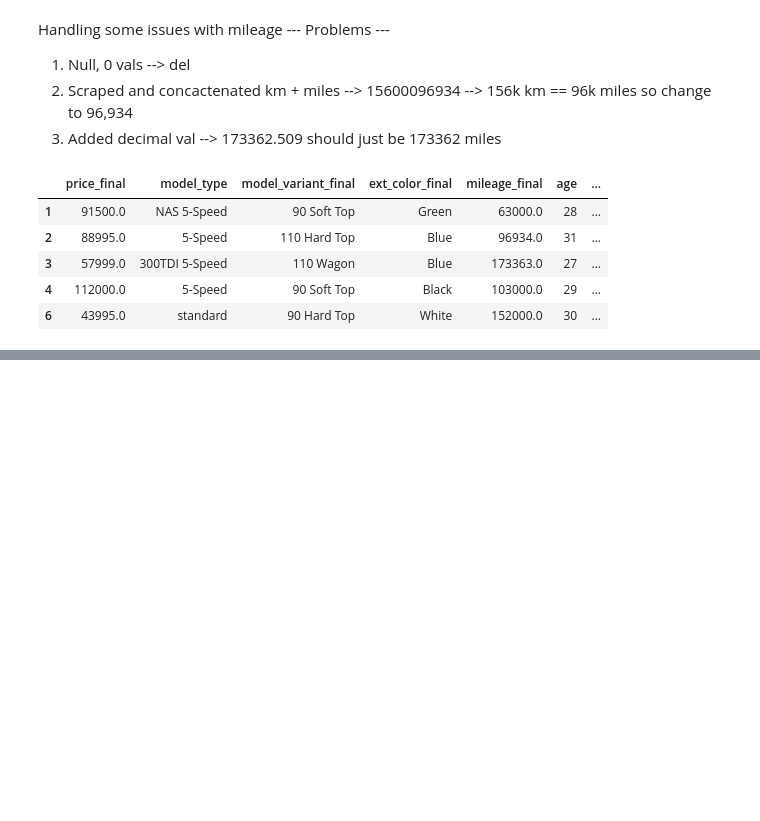
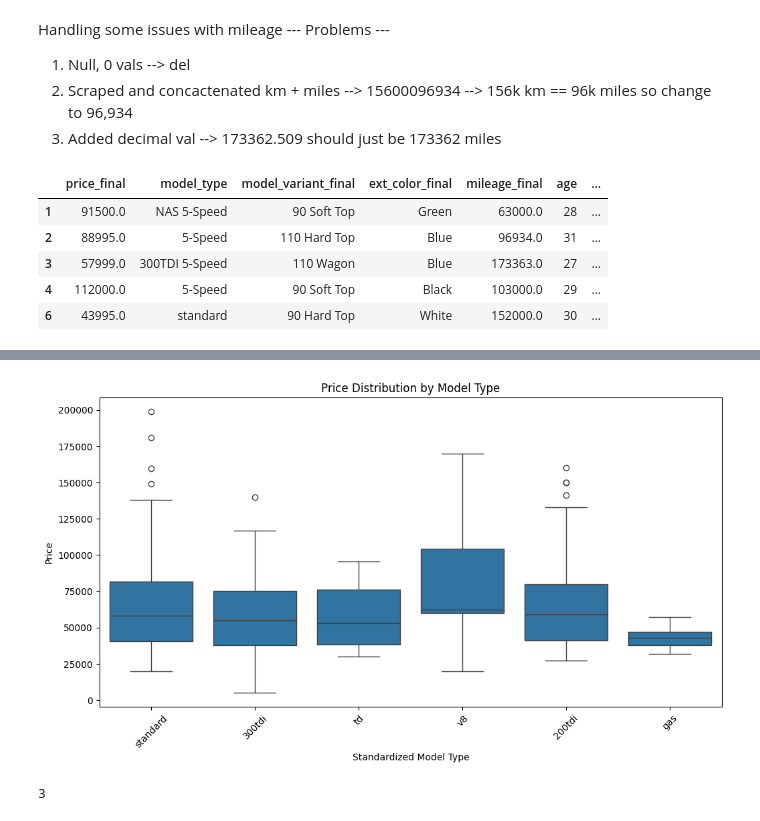
Before and after one commit to lheitman0/LRD_Predictor, a Jupyter notebook: cleanDATA.ipynb, the cells around one changed output, grey strips where cells are left out. Cells and saved outputs as stored; diff of their text form; code cells hidden in the pictures; blank space fills up the shorter version.

```diff
--- a/cleanDATA.ipynb
+++ b/cleanDATA.ipynb
@@ -59,0 +191,21 @@ defender_data.head()
+# %%
+def standardize_model(model):
+    model = model.strip().lower()
+    # gets rid of special models or nas right away
+    if 'nas' in model or 'arkonik' in model or 'ls' in model or '#' in model:
+        new_model = 'del'
+    elif 'v8' in model:
+        new_model= 'v8'
+    elif '200tdi' in model:
+        new_model = '200tdi'
+    elif '300tdi' in model:
+        new_model = '300tdi'
+    elif '2.0' in model:
+        new_model = 'gas'
+    elif 'td' in model or 'turbodiesel' in model:
+        new_model = 'td'
+    else:
+        new_model = 'standard'
+    return new_model
+# %%
+defender_data['model_type_standardized'] = defender_data['model_type'].apply(standardize_model)
@@ -59,0 +219,18 @@ defender_data.head()
+# %%
+defender_data = defender_data[defender_data['model_type_standardized'] != 'del']
+# %%
+#  now revaluating model type and price relationship
+plt.figure(figsize=(12, 6))
+sns.boxplot(x='model_type_standardized', y='price_final', data=defender_data)
+plt.xticks(rotation=45)
+plt.title('Price Distribution by Model Type')
+plt.xlabel('Standardized Model Type')
+plt.ylabel('Price')
+plt.show()
+# %% [output]
+[figure, added]
+# %%
+count_1 = (defender_data['mileage_final'] == 1).sum()
+count_1
+# %% [output]
+3
```
Also changed, not shown: parts of 8 cells of this notebook.
